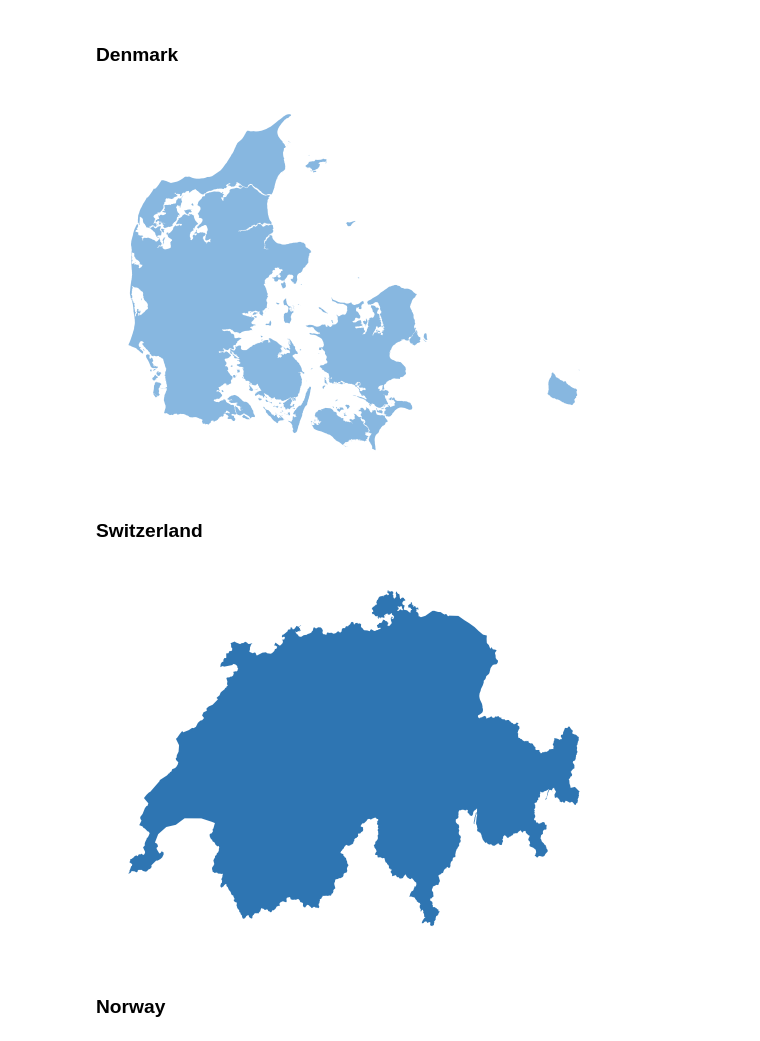
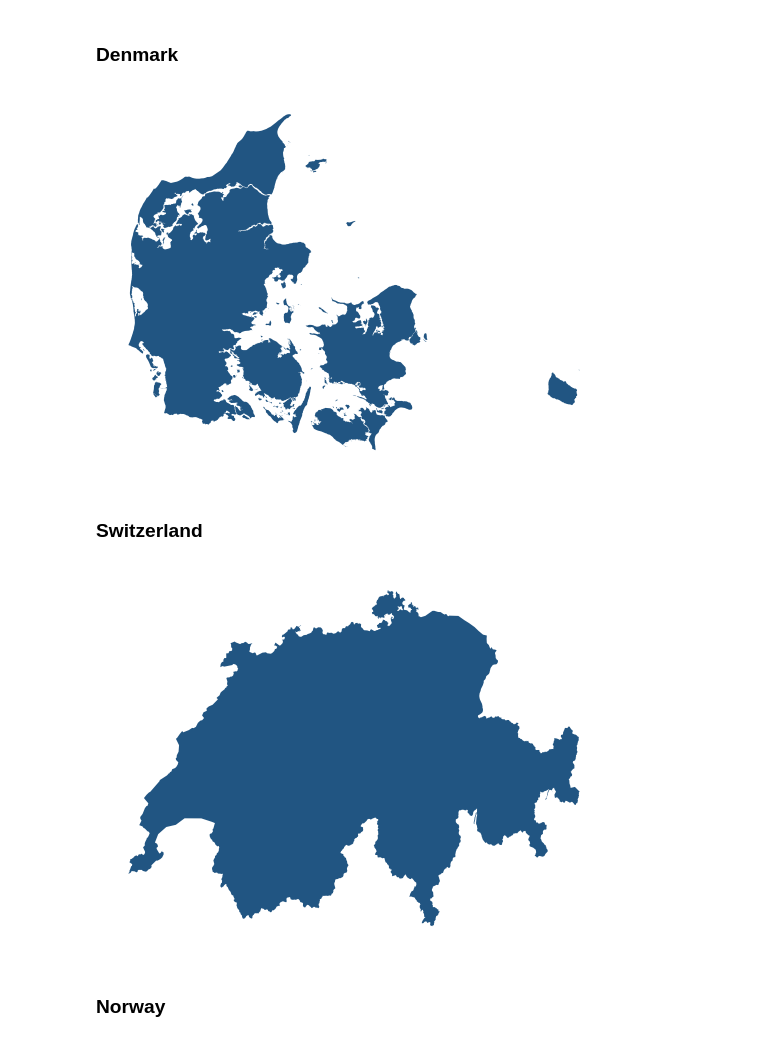
Before and after one commit to gabis96/ML-models-comparison, a Jupyter notebook: notebooks/5.visualization.ipynb, the cells around one changed output. Drawn from its saved outputs; the diff is of its cells as text; code cells hidden in the pictures.

```diff
--- a/notebooks/5.visualization.ipynb
+++ b/notebooks/5.visualization.ipynb
@@ -19,20 +19,20 @@ def get_country_geojson(file_name, abreviation):
 file = "../data/maps/denmark.json"
 # get_country_geojson(file, 'DNK') # already done
 map_df = gpd.read_file(file)
-ax = map_df.plot(color='#87b7e0', aspect=None)
+ax = map_df.plot(color='#215582', aspect=None)
 ax.set_axis_off()
 # %% [output]
-[figure, old version]
+[figure, new version]
 # %% [markdown]
 ### Switzerland
 # %%
 file = "../data/maps/switzerland.json"
 # get_country_geojson(file, 'CHE') # already done
 map_df = gpd.read_file(file)
-ax = map_df.plot(color='#2E75B2', aspect=None)
+ax = map_df.plot(color='#215582', aspect=None)
 ax.set_axis_off()
 # %% [output]
-[figure, old version]
+[figure, new version]
 # %% [markdown]
 ### Norway
 # %%
```
Also changed, not shown: parts of 4 cells of this notebook, 9 other files.
